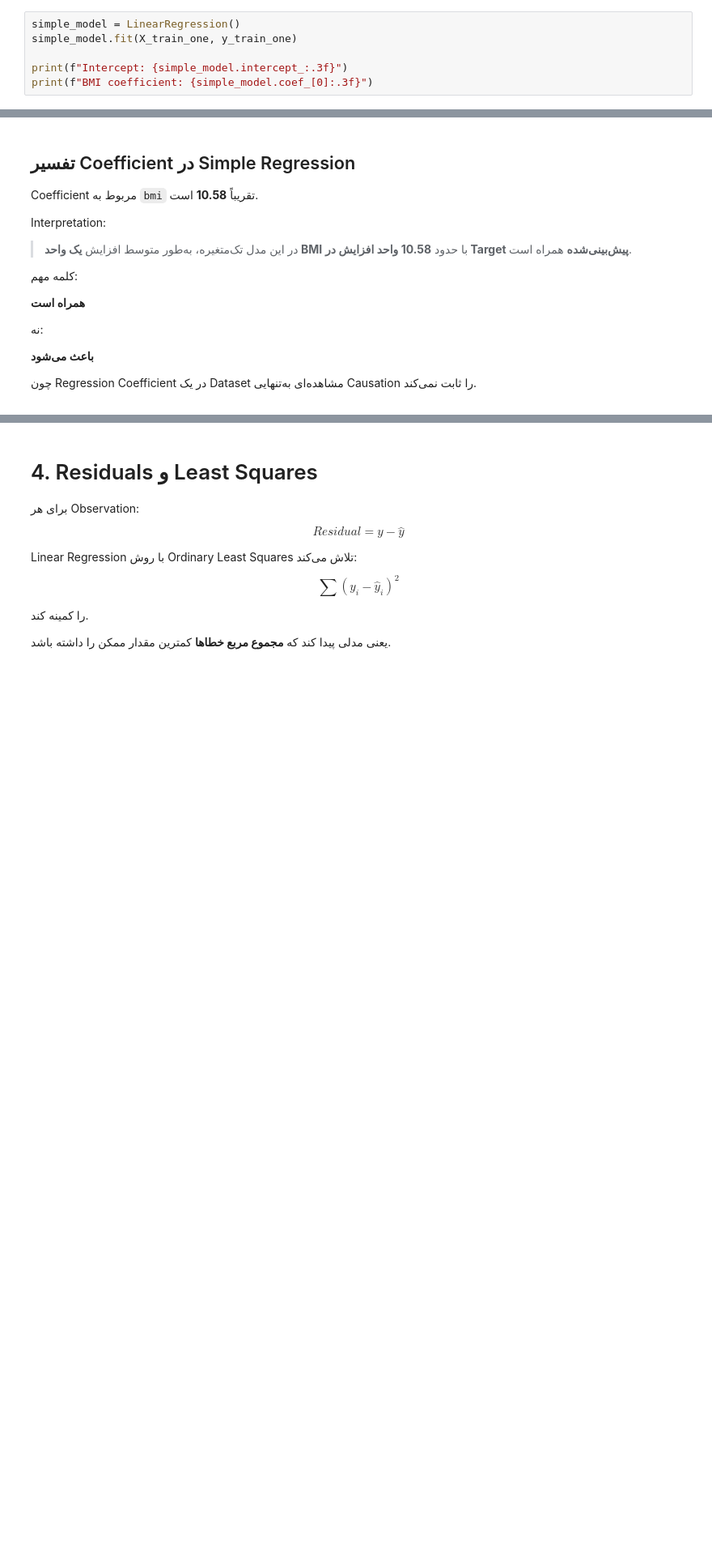
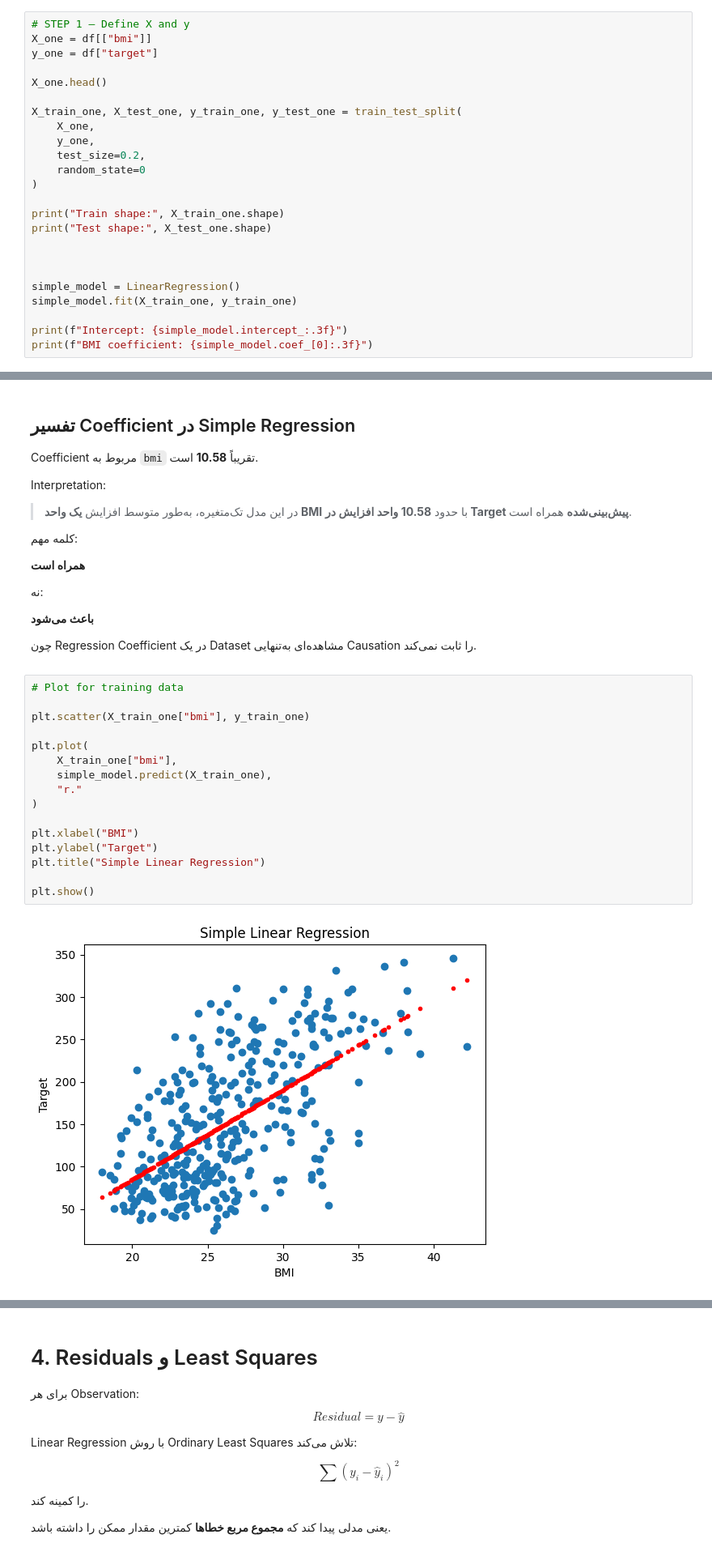
Before and after one commit to hamed-naseri/machine-learning-course-aut, a Jupyter notebook: Session_2/session2.ipynb, the cells around one changed output, grey strips where cells are left out. Shown at 81% size. Drawn from its saved outputs; the diff is of its cells as text; blank space fills up the shorter version.

```diff
--- a/Session_2/session2.ipynb
+++ b/Session_2/session2.ipynb
@@ -489,6 +489,24 @@ plt.show()
 # %% [output]
 [figure]
 # %%
+# STEP 1 — Define X and y
+X_one = df[["bmi"]]
+y_one = df["target"]
+
+X_one.head()
+
+X_train_one, X_test_one, y_train_one, y_test_one = train_test_split(
+    X_one,
+    y_one,
+    test_size=0.2,
+    random_state=0
+)
+
+print("Train shape:", X_train_one.shape)
+print("Test shape:", X_test_one.shape)
+
+
+
 simple_model = LinearRegression()
 simple_model.fit(X_train_one, y_train_one)
 
@@ -522,4 +543,22 @@ Interpretation:
 چون Regression Coefficient در یک Dataset مشاهده‌ای به‌تنهایی Causation را ثابت نمی‌کند.
 
 </div>
+# %%
+# Plot for training data
+
+plt.scatter(X_train_one["bmi"], y_train_one)
+
+plt.plot(
+    X_train_one["bmi"],
+    simple_model.predict(X_train_one),
+    "r."
+)
+
+plt.xlabel("BMI")
+plt.ylabel("Target")
+plt.title("Simple Linear Regression")
+
+plt.show()
+# %% [output]
+[figure, added]
 # %%
```
Also changed, not shown: parts of 8 cells of this notebook.
